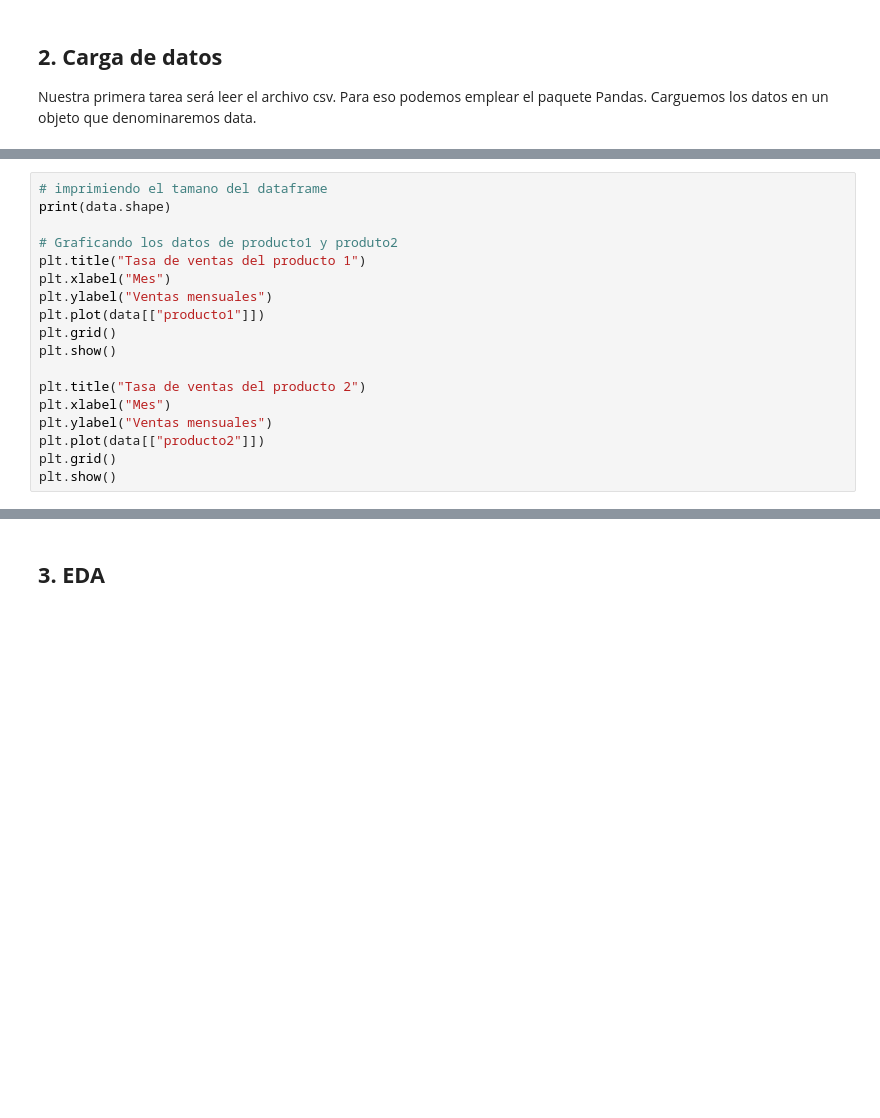
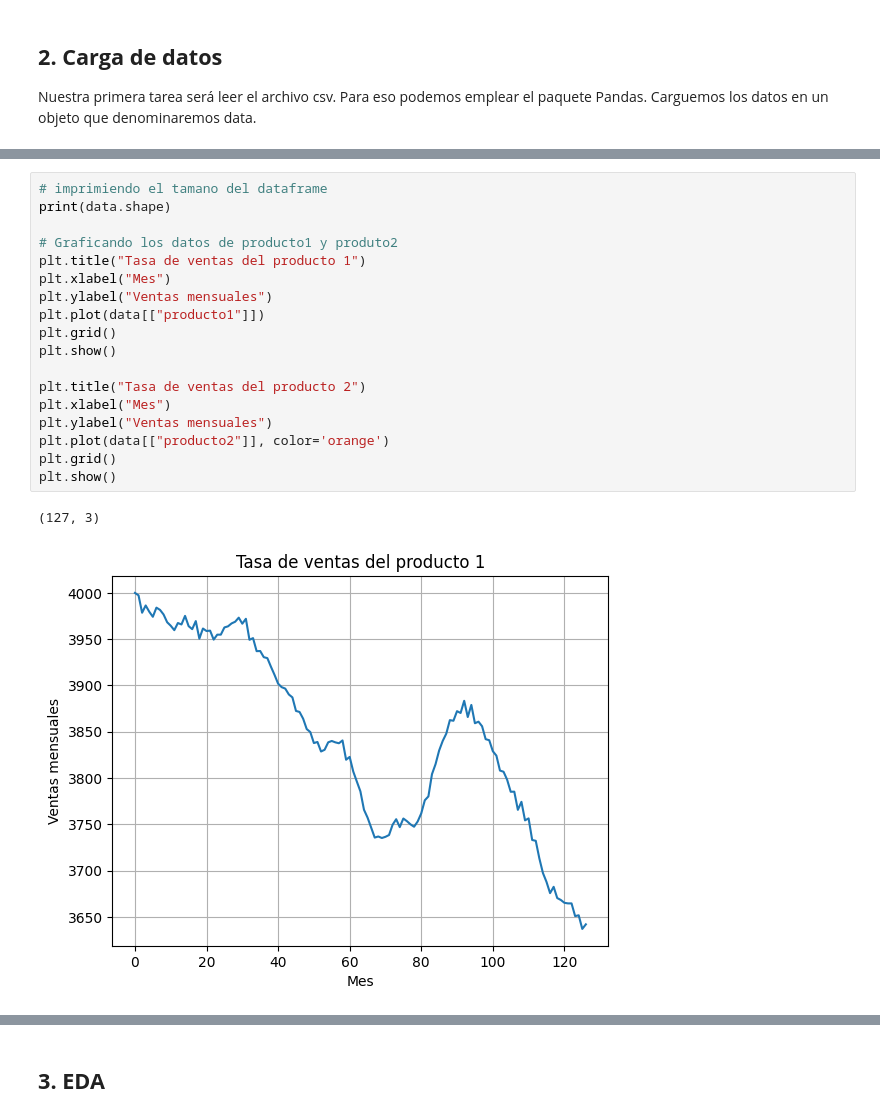
Before and after one commit to alfa7g7/Fundamentos-analitica-II, a Jupyter notebook: UNIDAD I/Clase 4/Daniel-Fabian-Parcial-practico.ipynb, the cells around one changed output, grey strips where cells are left out. Drawn from its saved outputs; the diff is of its cells as text; blank space fills up the shorter version.

```diff
--- a/UNIDAD I/Clase 4/Daniel-Fabian-Parcial-practico.ipynb
+++ b/UNIDAD I/Clase 4/Daniel-Fabian-Parcial-practico.ipynb
@@ -60,18 +69,21 @@ data.head()
 # %%
 # imprimiendo el tamano del dataframe
 print(data.shape)
 
 # Graficando los datos de producto1 y produto2
 plt.title("Tasa de ventas del producto 1")
 plt.xlabel("Mes")
 plt.ylabel("Ventas mensuales")
 plt.plot(data[["producto1"]])
 plt.grid()
 plt.show()
 
 plt.title("Tasa de ventas del producto 2")
 plt.xlabel("Mes")
 plt.ylabel("Ventas mensuales")
-plt.plot(data[["producto2"]])
+plt.plot(data[["producto2"]], color='orange')
 plt.grid()
 plt.show()
+# %% [output]
+(127, 3)
+[figure, added]
```
Also changed, not shown: parts of 45 cells of this notebook.
